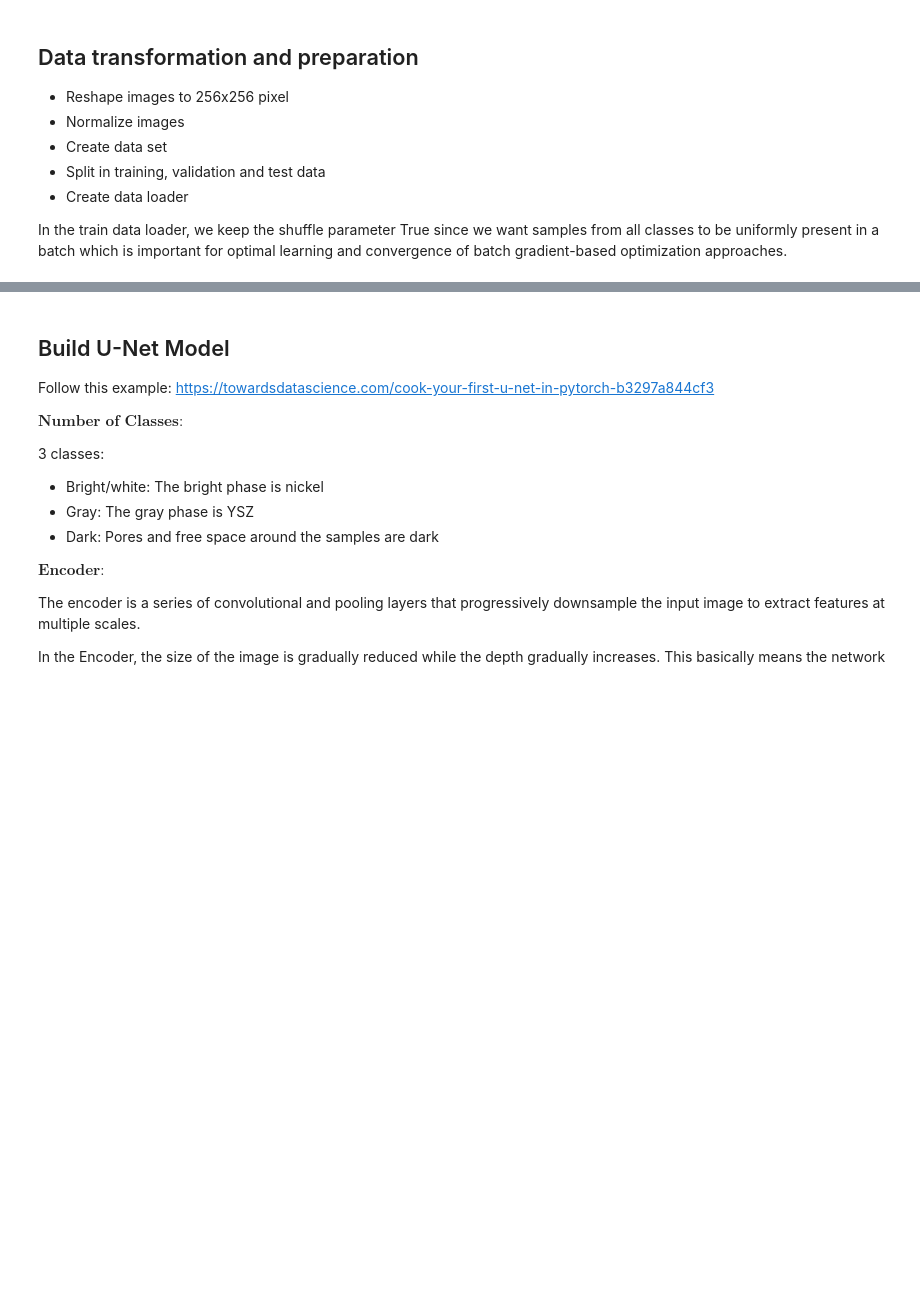
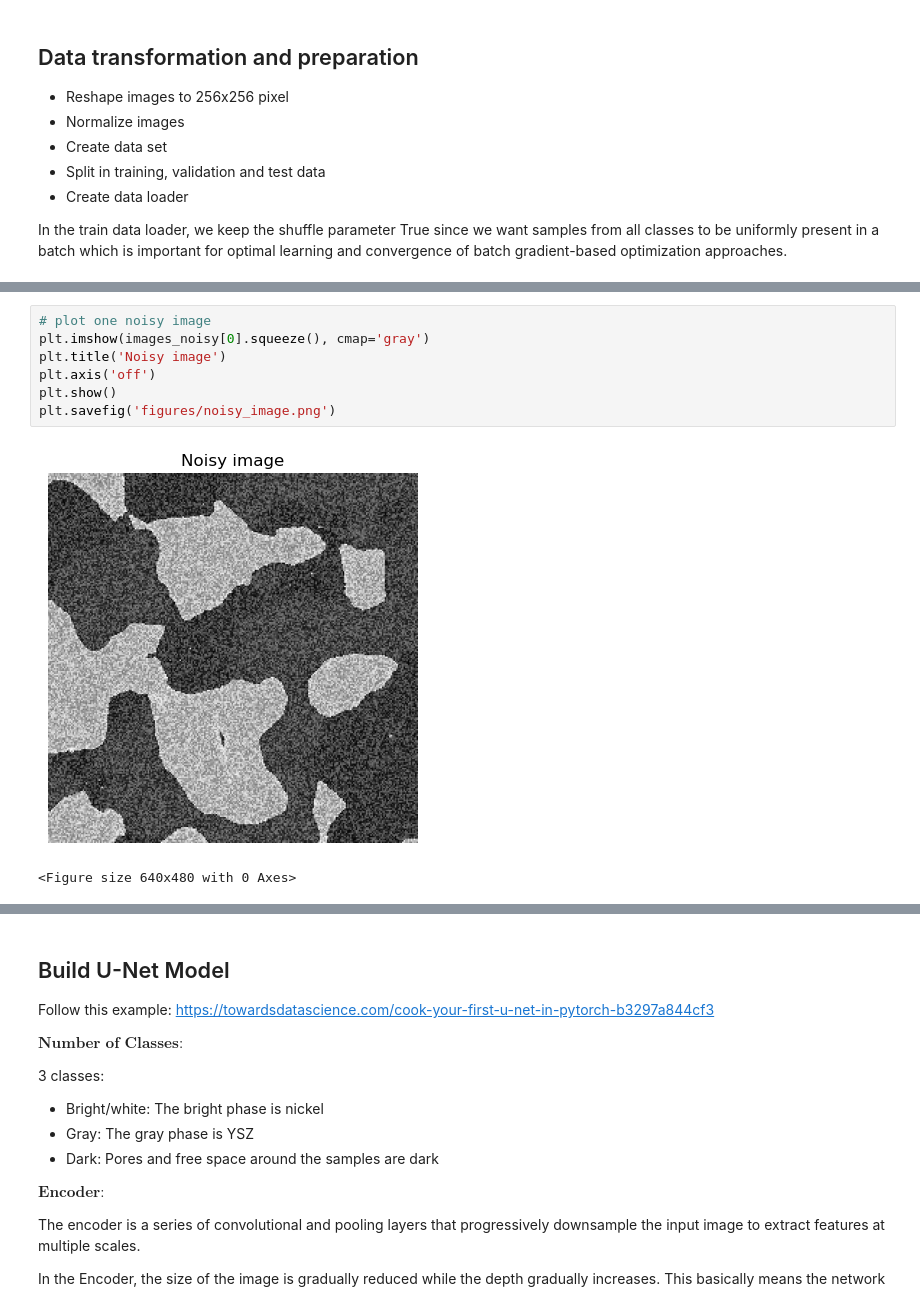
Before and after one commit to jlouvis/Deep-Learning, a Jupyter notebook: Assignment_X_Rays.ipynb, the cells around one changed output, grey strips where cells are left out. Saved outputs shown, nothing was run; the diff lists cells and outputs as text; blank space fills up the shorter version.

```diff
--- a/Assignment_X_Rays.ipynb
+++ b/Assignment_X_Rays.ipynb
@@ -119,0 +239,10 @@ test_loader = DataLoader(test_set, batch_size=batch_size, shuffle=False) # no ne
+# %%
+# plot one noisy image
+plt.imshow(images_noisy[0].squeeze(), cmap='gray')
+plt.title('Noisy image')
+plt.axis('off')
+plt.show()
+plt.savefig('figures/noisy_image.png')
+# %% [output]
+[figure, added]
+<Figure size 640x480 with 0 Axes>
```
Also changed, not shown: parts of 7 cells of this notebook, 7 other files.
